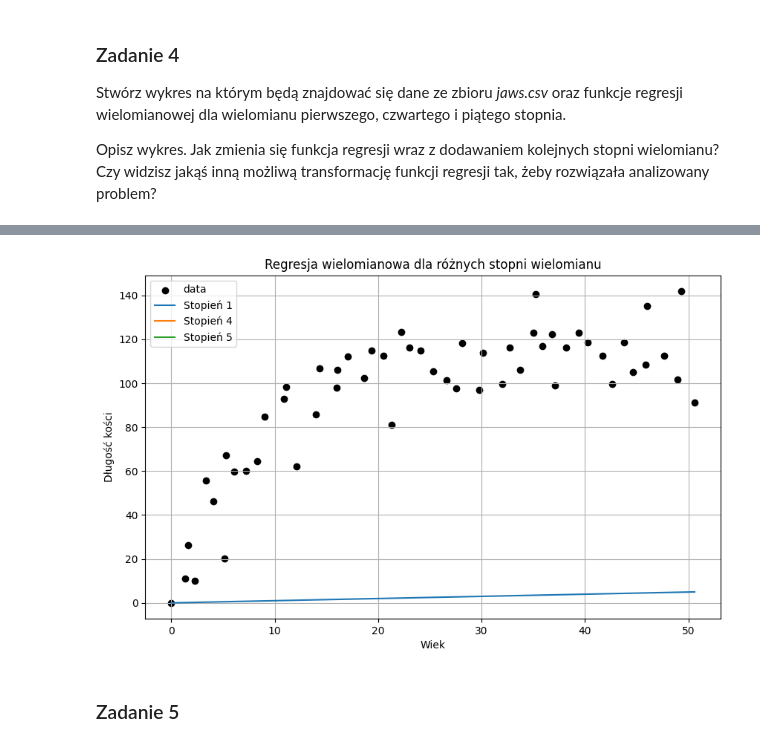
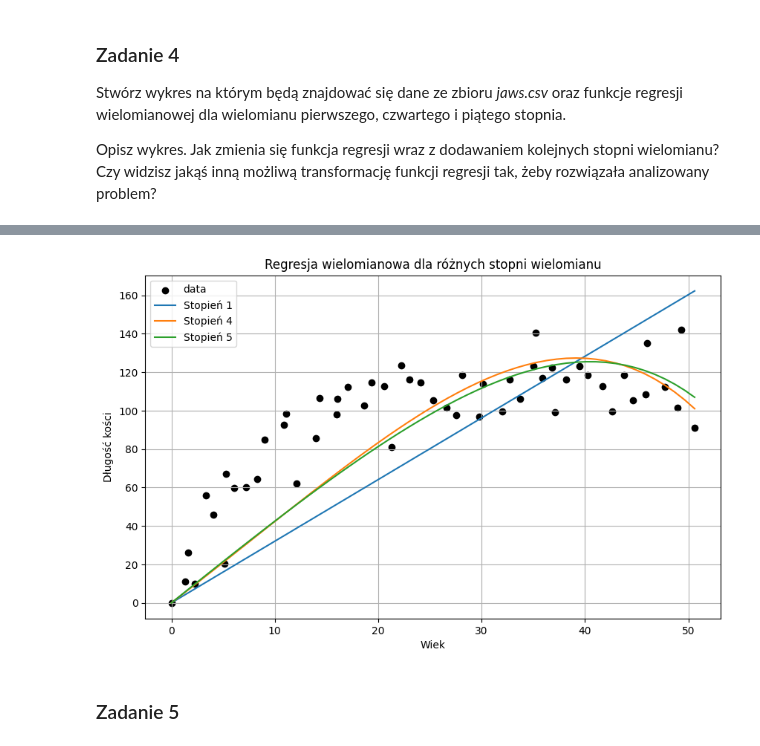
Before and after one commit to Batomet/Polynomial_Regression, a Jupyter notebook: Polynomial_regression.ipynb, the cells around one changed output, grey strips where cells are left out. Saved outputs shown, nothing was run; the diff lists cells and outputs as text; code cells hidden in the pictures.

```diff
--- a/Polynomial_regression.ipynb
+++ b/Polynomial_regression.ipynb
@@ -104,17 +94,16 @@ def calculate_polynomial_regression_function(X: np.array, beta: np.array) -> np.
     return predict
 
 
-def initialize_coefficients(n:int) -> Tuple[np.array, float]:
-    beta = np.random.uniform(0,1, n)
-    alpha = 0.000001
-
+def initialize_coefficients(n:int) -> Tuple[np.ndarray, float]:
+    beta = np.random.uniform(0, 1, n)
+    alpha = 0.19
     return beta, alpha
 
 def calculate_error(predictions: np.array, y: np.array) -> float:
-    m = len(y)
     diff = predictions - y
-    error = np.sum(diff ** 2) / (2 * m)
+    error = np.sum(diff ** 2)
     return error
+
 
 def calculate_gradient(predictions: np.ndarray, y: np.ndarray, X: np.ndarray) -> np.ndarray:
     m = len(y)
@@ -169,15 +147,12 @@ def learn_and_fit(X: np.ndarray, y: np.ndarray, n: int, alpha: float = 0.00001)
 X_normalized, X_min, X_max = normalize(X)
 y_normalized, y_min, y_max = normalize(y)
 
-n = 3
+n = 5
 
 X_poly = transform_to_polynomial_feature(X_normalized, n)
 
-# print(X_poly.shape)
+beta_history_normalized, error_history_normalized = learn_and_fit(X_poly, y_normalized, n)
 
-beta_history, error_history = learn_and_fit(X_poly, y_normalized, n)
 
-predictions_normalized = calculate_polynomial_regression_function(X_poly, beta_history[-1])
+predictions_normalized = calculate_polynomial_regression_function(X_poly, beta_history_normalized[-1])
 predictions = denormalize(predictions_normalized, y_min, y_max)
-
-print("Przewidywane wartości:", predictions[:5])
@@ -253,57 +235,35 @@ Stwórz wykres na którym będą znajdować się dane ze zbioru _jaws.csv_ oraz
 Opisz wykres. Jak zmienia się funkcja regresji wraz z dodawaniem kolejnych stopni wielomianu? Czy widzisz jakąś inną możliwą transformację funkcji regresji tak, żeby rozwiązała analizowany problem?
 # %%
 n_values = [1, 4, 5]
-X_poly_dict = {n: transform_to_polynomial_feature(X, n) for n in n_values}
+X_poly_dict = {n: transform_to_polynomial_feature(X_normalized, n) for n in n_values}
 
-# Beta dictionary contains the coefficients for each polynomial degree
-beta_dict = {n: learn_and_fit(X_poly, y_normalized, n)[0] for n, X_poly in X_poly_dict.items()}
+beta_dict = {n: learn_and_fit(X_poly, y_normalized, n)[0][-1] for n, X_poly in X_poly_dict.items()}
 
-# Debugging: Checking the size of the beta vectors
-for n in n_values:
-    print(f"Rozmiar beta_dict[{n}]: {beta_dict[n].shape}")
-
-# Generate predictions from the polynomial features
 predictions_dict = {n: np.dot(X_poly_dict[n], beta_dict[n]) for n in n_values}
 
-# Denormalize predictions to get them back in original y-space
 predictions_denormalized_dict = {n: denormalize(predictions_dict[n], y_min, y_max) for n in n_values}
 
-# Check values of predictions
 for n in n_values:
     print(f"Predictions for degree {n}: {predictions_denormalized_dict[n]}")
 
-# Creating the plot
 plt.figure(figsize=(10, 6))
 
-# Plotting the original data
 plt.scatter(X, y, color='black', label='data')
 
-# Prepare the x_range for plotting predictions
-x_range = np.linspace(np.min(X), np.max(X), 54)  # Same number of points as your data
+x_range = np.linspace(np.min(X), np.max(X), 54)
 
-# Normalize the x_range using the same normalization function used for X
 x_range_normalized, _, _ = normalize(x_range)
 
-# Plotting regression lines for each polynomial degree
 for n in n_values:
-    # Generate polynomial features for the x_range
     X_poly_range = transform_to_polynomial_feature(x_range_normalized, n)
-    print(f"Rozmiar X_poly_range: {X_poly_range.shape}")  # Debugging
 
-    # Make predictions for the x_range
     predictions_range = np.dot(X_poly_range, beta_dict[n])
 
-    # Denormalize predictions
     predictions_denormalized_range = denormalize(predictions_range, y_min, y_max)
-    print(f"Rozmiar predictions_denormalized_range: {predictions_denormalized_range.shape}")  # Debugging
 
-    # Check the values of predictions_denormalized_range
-    print(f"Predictions Denormalized for degree {n}: {predictions_denormalized_range[:10]}")  # Debugging first few values
 
-    # Plot the regression line
     plt.plot(x_range, predictions_denormalized_range, label=f"Stopień {n}")
 
-# Finalize the plot
 plt.title('Regresja wielomianowa dla różnych stopni wielomianu')
 plt.xlabel('Wiek')
 plt.ylabel('Długość kości')
@@ -331,4 +291,4 @@ Predictions Denormalized for degree 5: [nan nan nan nan nan nan nan nan nan nan]
-[figure, old version]
+[figure, new version]
 # %% [markdown]
 ### Zadanie 5
 # %% [markdown]
```
Also changed, not shown: parts of 16 cells of this notebook, 1 other file.
